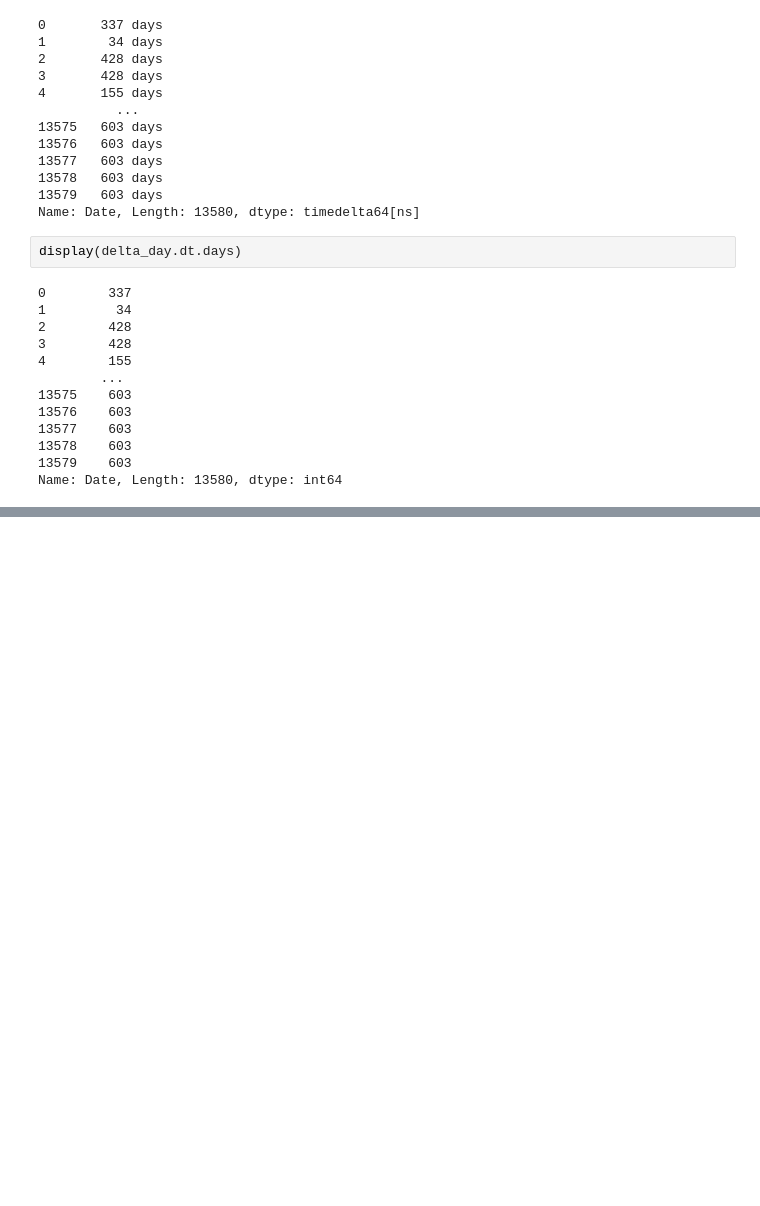
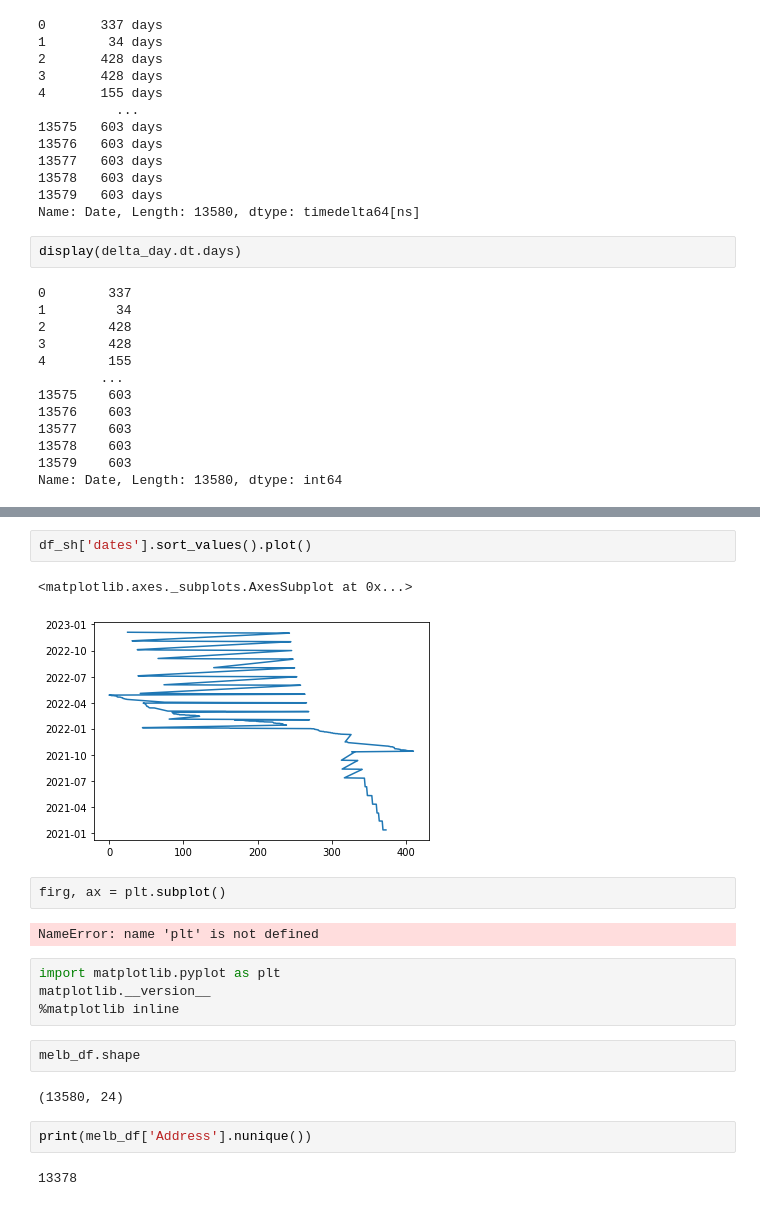
Before and after one commit to poweress/DS_VS_code, a Jupyter notebook: Skill_Factory/PYTHON_11/lesson_11_pandas.ipynb, the cells around one changed output, grey strips where cells are left out. Saved outputs shown, nothing was run; the diff lists cells and outputs as text; blank space fills up the shorter version.

```diff
--- a/Skill_Factory/PYTHON_11/lesson_11_pandas.ipynb
+++ b/Skill_Factory/PYTHON_11/lesson_11_pandas.ipynb
@@ -360,0 +653,21 @@ Name: Date, Length: 13580, dtype: int64
+# %%
+df_sh['dates'].sort_values().plot()
+# %% [output]
+<matplotlib.axes._subplots.AxesSubplot at 0x...>
+[figure, added]
+# %%
+firg, ax = plt.subplot()
+# %% [output]
+NameError: name 'plt' is not defined
+# %%
+import matplotlib.pyplot as plt
+matplotlib.__version__
+%matplotlib inline
+# %%
+melb_df.shape
+# %% [output]
+(13580, 24)
+# %%
+print(melb_df['Address'].nunique())
+# %% [output]
+13378
```
Also changed, not shown: parts of 45 cells of this notebook.
